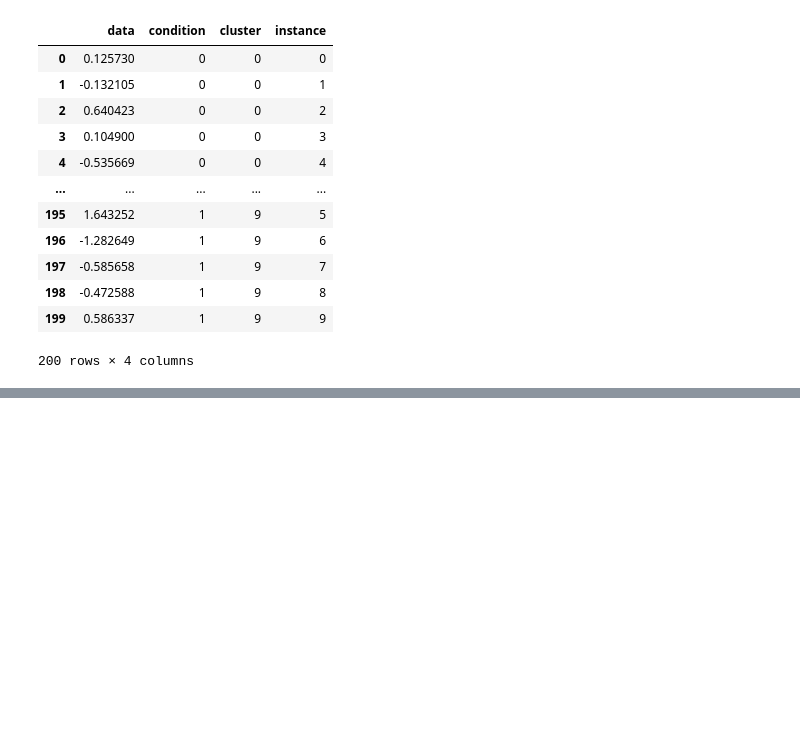
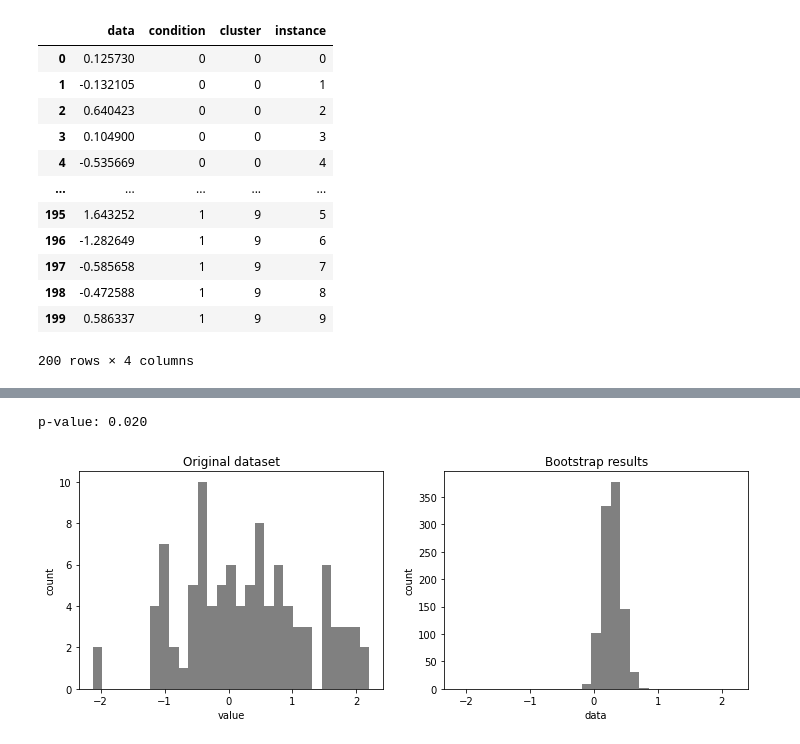
Before and after one commit to mwprestonjr/statistics, a Jupyter notebook: notebooks/demo_bootstrap_functions.ipynb, the cells around one changed output, grey strips where cells are left out. Saved outputs shown, nothing was run; the diff lists cells and outputs as text; code cells hidden in the pictures; blank space fills up the shorter version.

```diff
--- a/notebooks/demo_bootstrap_functions.ipynb
+++ b/notebooks/demo_bootstrap_functions.ipynb
@@ -63,0 +67,21 @@ Condition '0' > '1'
+# %%
+# apply hierarchical bootstrap (one-sample t-test)
+
+# settings
+n_clusters = 10
+n_instances = 10
+
+# simulate data
+rng = np.random.default_rng(0)
+data = rng.normal(0.2, 1, n_clusters * n_instances)
+
+# create dataframe
+cluster = np.repeat(np.arange(n_clusters), n_instances)
+instance = np.tile(np.arange(n_instances), n_clusters)
+df = pd.DataFrame({"data": data, "cluster": cluster, "instance": instance})
+
+# apply hierarchical bootstrap
+res = hierarchical_bootstrap(df, 'data', 'cluster', 'instance', one_sample=True)
+# %% [output]
+p-value: 0.020
+[figure, added]
```
Also changed, not shown: parts of 3 cells of this notebook.
